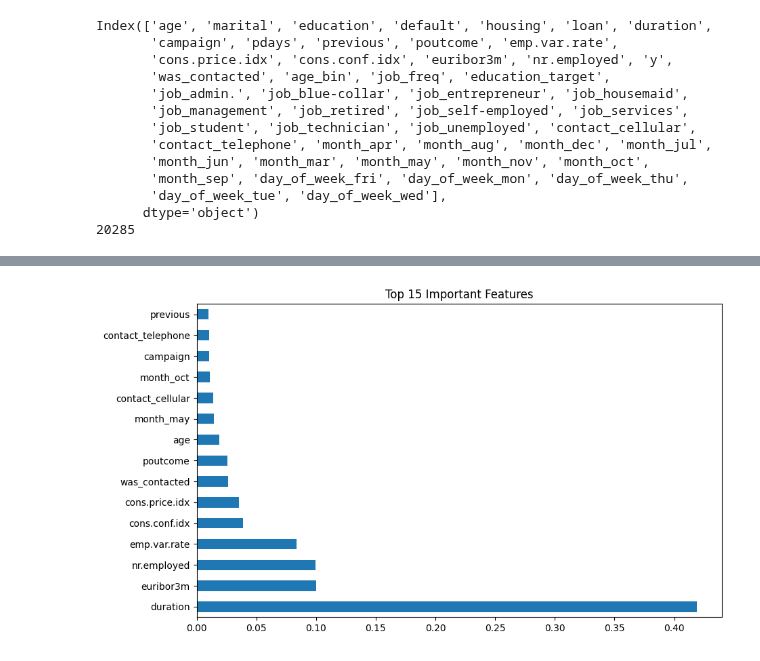
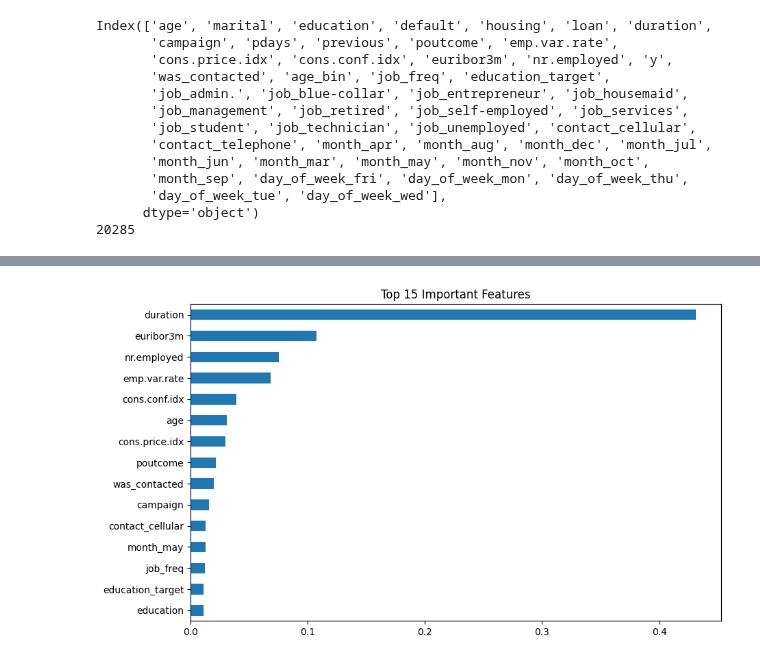
Before and after one commit to SpikyCherry/DSA3101_group9, a Jupyter notebook: A4_KPI_Analysis.ipynb, the cells around one changed output, grey strips where cells are left out. Drawn from its saved outputs; the diff is of its cells as text; code cells hidden in the pictures.

Commit message:
Finetune models to get best parameters and extract top releveance KPIs

```diff
--- a/A4_KPI_Analysis.ipynb
+++ b/A4_KPI_Analysis.ipynb
@@ -270,0 +282,38 @@ ROC-AUC: 0.943
+# %%
+# Define parameter grid
+param_dist = {
+    'n_estimators': [100, 200, 300],  # Number of trees
+    'max_depth': [5, 10, 15, None],   # Tree depth (None means unlimited)
+    'min_samples_split': [2, 5, 10],  # Minimum samples to split a node
+    'min_samples_leaf': [1, 2, 4],    # Minimum samples per leaf
+    'class_weight': ['balanced', 'balanced_subsample'],  # Handle class imbalance
+}
+
+# Initialize base RandomForest model
+rf = RandomForestClassifier(random_state=42, n_jobs=-1)
+
+# Perform Randomized Search
+random_search = RandomizedSearchCV(
+    rf, param_distributions=param_dist, n_iter=20, cv=5,
+    scoring='roc_auc', n_jobs=-1, random_state=42
+)
+random_search.fit(X_train, y_train)
+
+# Get the best model
+best_rf = random_search.best_estimator_
+print("Best Parameters:", random_search.best_params_)
+
+# Train with the best parameters
+best_rf.fit(X_train, y_train)
+
+# Predictions
+y_pred = best_rf.predict(X_test)
+y_proba = best_rf.predict_proba(X_test)[:, 1]  # Probability scores for ROC-AUC
+
+# Evaluate
+print("Classification Report:\n", classification_report(y_test, y_pred))
+print(f"ROC-AUC Score: {roc_auc_score(y_test, y_proba):.3f}")
+
+# Perform 5-Fold Cross-Validation
+cv_scores = cross_val_score(best_rf, X_train, y_train, cv=5, scoring='accuracy')
+print(f"Cross-Validation Accuracy: {cv_scores.mean():.3f}")
@@ -271,12 +334,12 @@ ROC-AUC: 0.943
 # %%
 # Get feature importances
-importances = pd.Series(rf.feature_importances_, index=X.columns)
+importances = pd.Series(best_rf.feature_importances_, index=X.columns)
 top_features = importances.sort_values(ascending=False).head(15)
 
 # Plot
 plt.figure(figsize=(10, 6))
-top_features.plot(kind='barh')
+top_features.sort_values(ascending=True).plot(kind='barh')
 plt.title('Top 15 Important Features')
 plt.show()
 # %% [output]
-[figure, old version]
+[figure, new version]
```
Also changed, not shown: parts of 7 cells of this notebook.
